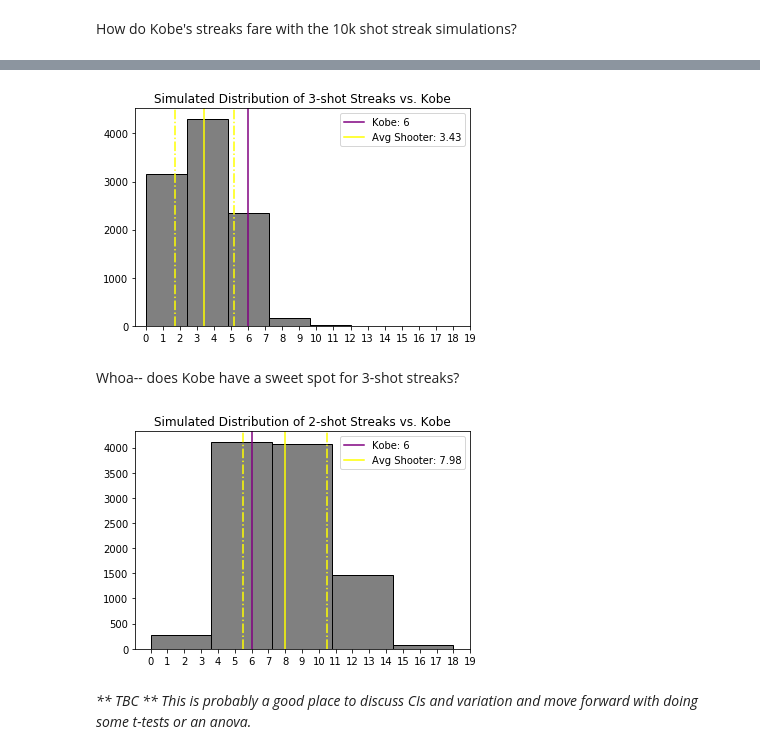
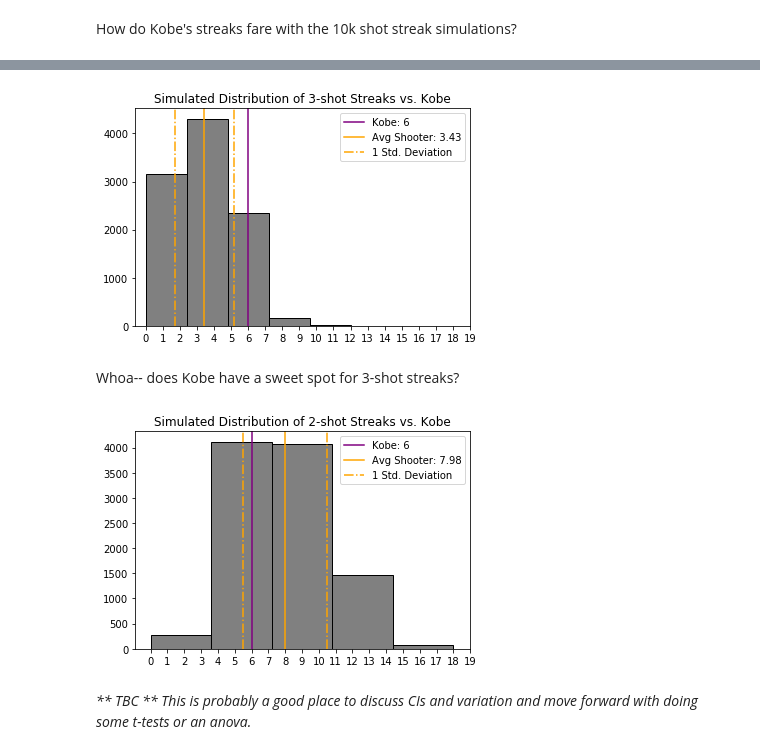
Before and after one commit to jessimk/hothand, a Jupyter notebook: kobe_hothand_python.ipynb, the cells around one changed output, grey strips where cells are left out. Drawn from its saved outputs; the diff is of its cells as text; code cells hidden in the pictures.

```diff
--- a/kobe_hothand_python.ipynb
+++ b/kobe_hothand_python.ipynb
@@ -243,18 +244,18 @@ plt.show()
 # %%
 sims_df[3].hist(bins=5, edgecolor='black', linewidth=1, color='grey')
 plt.xticks(range(0,20))
 plt.grid()
 plt.axvline(x=kobe_streak_summary[3]['streaks'], color='purple', label='Kobe: '+str(kobe_streak_summary[3]['streaks']))
-plt.axvline(x=np.mean(sims_df[3]), color='yellow', label='Avg Shooter: '+str(round(np.mean(sims_df[3]), 2)))
+plt.axvline(x=np.mean(sims_df[3]), color='orange', label='Avg Shooter: '+str(round(np.mean(sims_df[3]), 2)))
 
-plt.axvline(x=np.mean(sims_df[3])+sim_summary["std"][3], color='yellow', linestyle='-.')
-plt.axvline(x=np.mean(sims_df[3])-sim_summary["std"][3], color='yellow', linestyle='-.')
+plt.axvline(x=np.mean(sims_df[3])+sim_summary["std"][3], color='orange', linestyle='-.', label="1 Std. Deviation")
+plt.axvline(x=np.mean(sims_df[3])-sim_summary["std"][3], color='orange', linestyle='-.')
 
 plt.legend()
 plt.title('Simulated Distribution of 3-shot Streaks vs. Kobe')
 plt.show()
 # %% [output]
-[figure, old version]
+[figure, new version]
 # %% [markdown]
 Whoa-- does Kobe have a sweet spot for 3-shot streaks?
 # %%
@@ -262,16 +263,16 @@ sims_df[2].hist(bins=5, edgecolor='black', linewidth=1, color='grey')
 plt.xticks(range(0,20))
 plt.grid()
 plt.axvline(x=kobe_streak_summary[2]['streaks'], color='purple', label='Kobe: '+str(kobe_streak_summary[2]['streaks']))
-plt.axvline(x=np.mean(sims_df[2]), color='yellow', label='Avg Shooter: '+str(round(np.mean(sims_df[2]), 2)))
+plt.axvline(x=np.mean(sims_df[2]), color='orange', label='Avg Shooter: '+str(round(np.mean(sims_df[2]), 2)))
 
-plt.axvline(x=np.mean(sims_df[2])+sim_summary["std"][2], color='yellow', linestyle='-.')
-plt.axvline(x=np.mean(sims_df[2])-sim_summary["std"][2], color='yellow', linestyle='-.')
+plt.axvline(x=np.mean(sims_df[2])+sim_summary["std"][2], color='orange', linestyle='-.', label='1 Std. Deviation')
+plt.axvline(x=np.mean(sims_df[2])-sim_summary["std"][2], color='orange', linestyle='-.')
 
 plt.legend()
 plt.title('Simulated Distribution of 2-shot Streaks vs. Kobe')
 plt.show()
 # %% [output]
-[figure, old version]
+[figure, new version]
 # %% [markdown]
 _** TBC **
 This is probably a good place to discuss CIs and variation and move forward with doing some t-tests or an anova._
```
Also changed, not shown: parts of 2 cells of this notebook.
